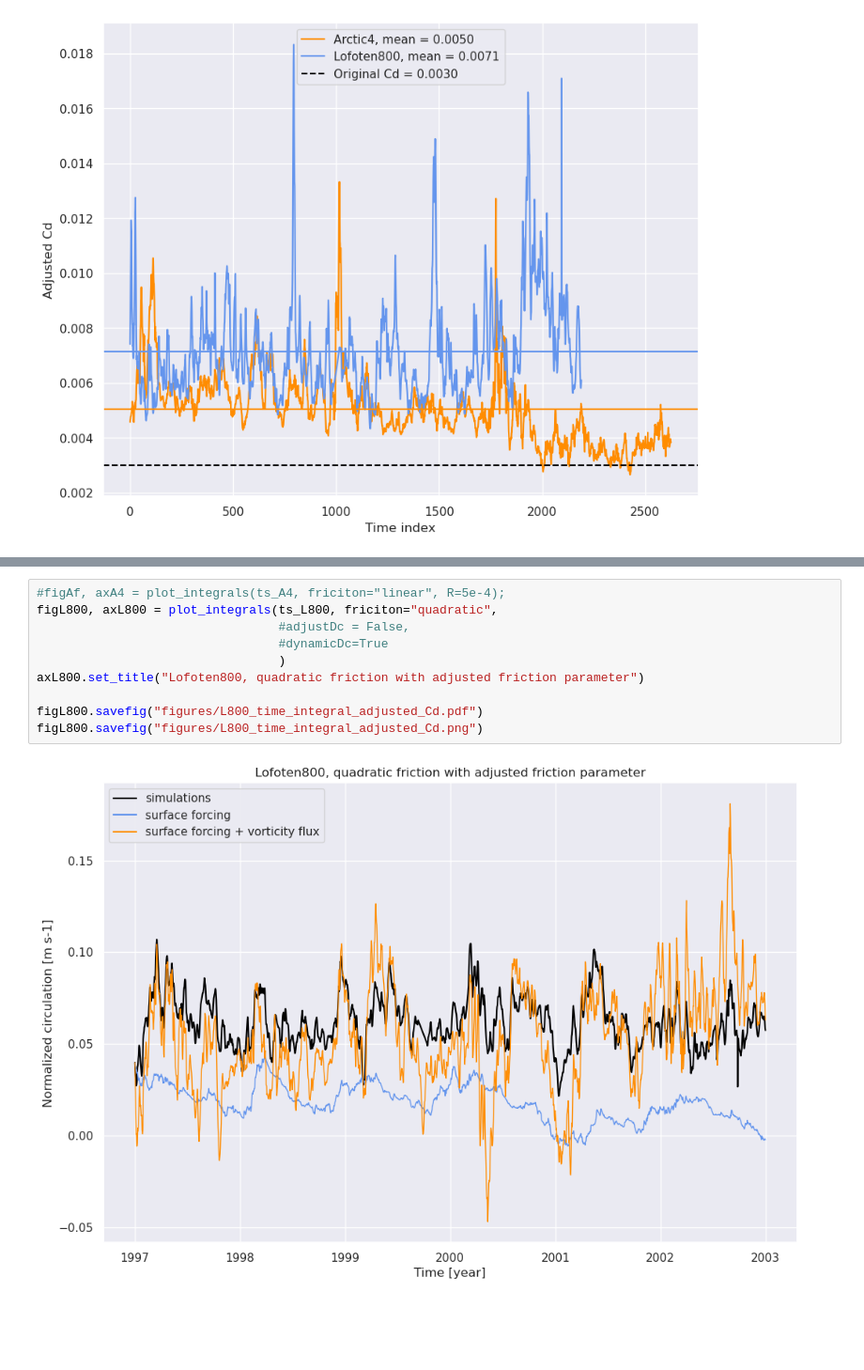
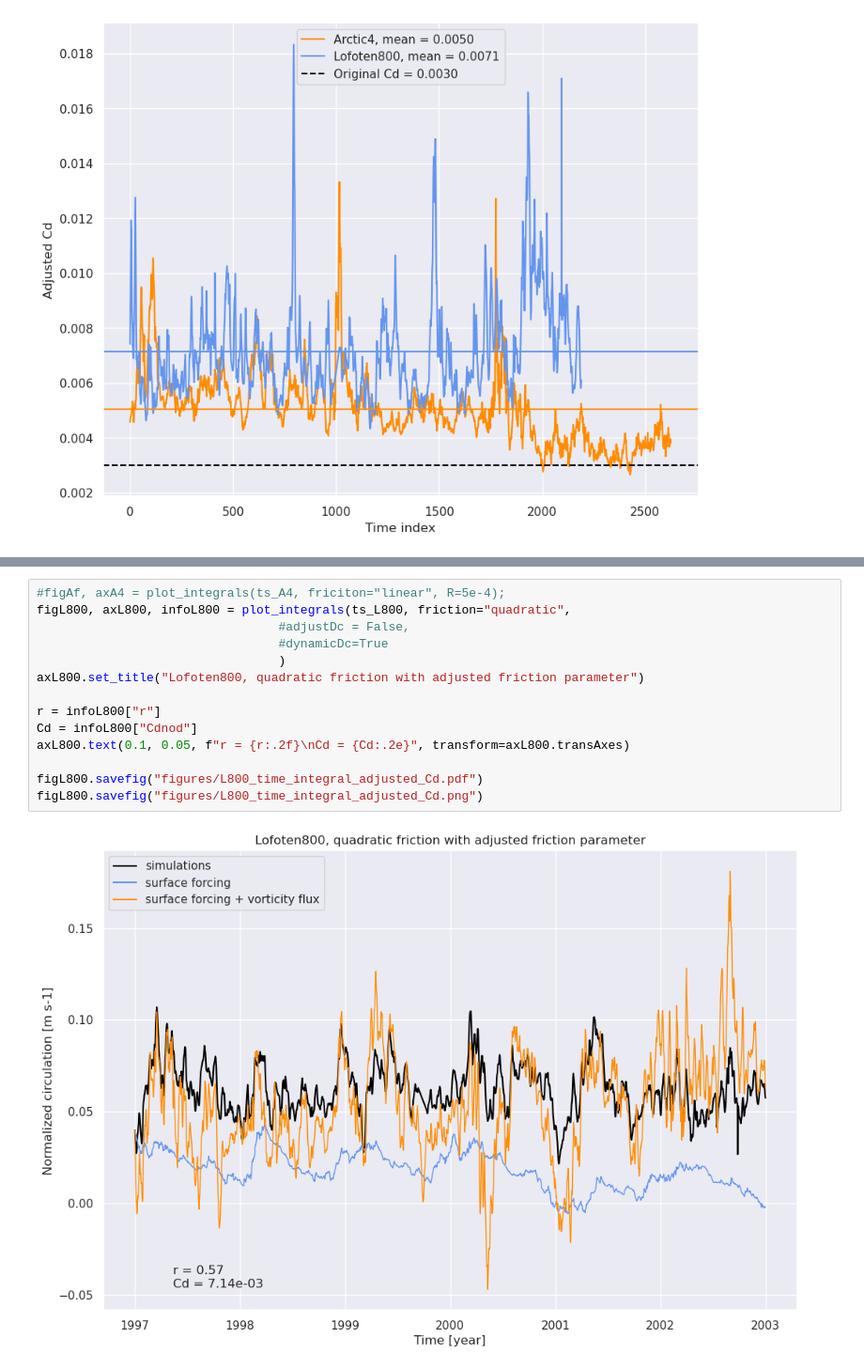
Before and after one commit to alpsjur/Vorticity-Driven-Circulation, a Jupyter notebook: time_integrals.ipynb, the cells around one changed output, grey strips where cells are left out. Shown at 94% size. Cells and saved outputs as stored; diff of their text form; blank space fills up the shorter version.

```diff
--- a/time_integrals.ipynb
+++ b/time_integrals.ipynb
@@ -98,12 +149,16 @@ Text(0.5, 1.0, 'Lofoten800, linear friction R = 1.06e-03')
 # %%
 #figAf, axA4 = plot_integrals(ts_A4, friciton="linear", R=5e-4);
-figL800, axL800 = plot_integrals(ts_L800, friciton="quadratic",
+figL800, axL800, infoL800 = plot_integrals(ts_L800, friction="quadratic",
                                  #adjustDc = False,
                                  #dynamicDc=True
                                  )
 axL800.set_title("Lofoten800, quadratic friction with adjusted friction parameter")
 
+r = infoL800["r"]
+Cd = infoL800["Cdnod"]
+axL800.text(0.1, 0.05, f"r = {r:.2f}\nCd = {Cd:.2e}", transform=axL800.transAxes)
+
 figL800.savefig("figures/L800_time_integral_adjusted_Cd.pdf")
 figL800.savefig("figures/L800_time_integral_adjusted_Cd.png")
 # %% [output]
-[figure, old version]
+[figure, new version]
```
Also changed, not shown: parts of 7 cells of this notebook, 4 other files.
